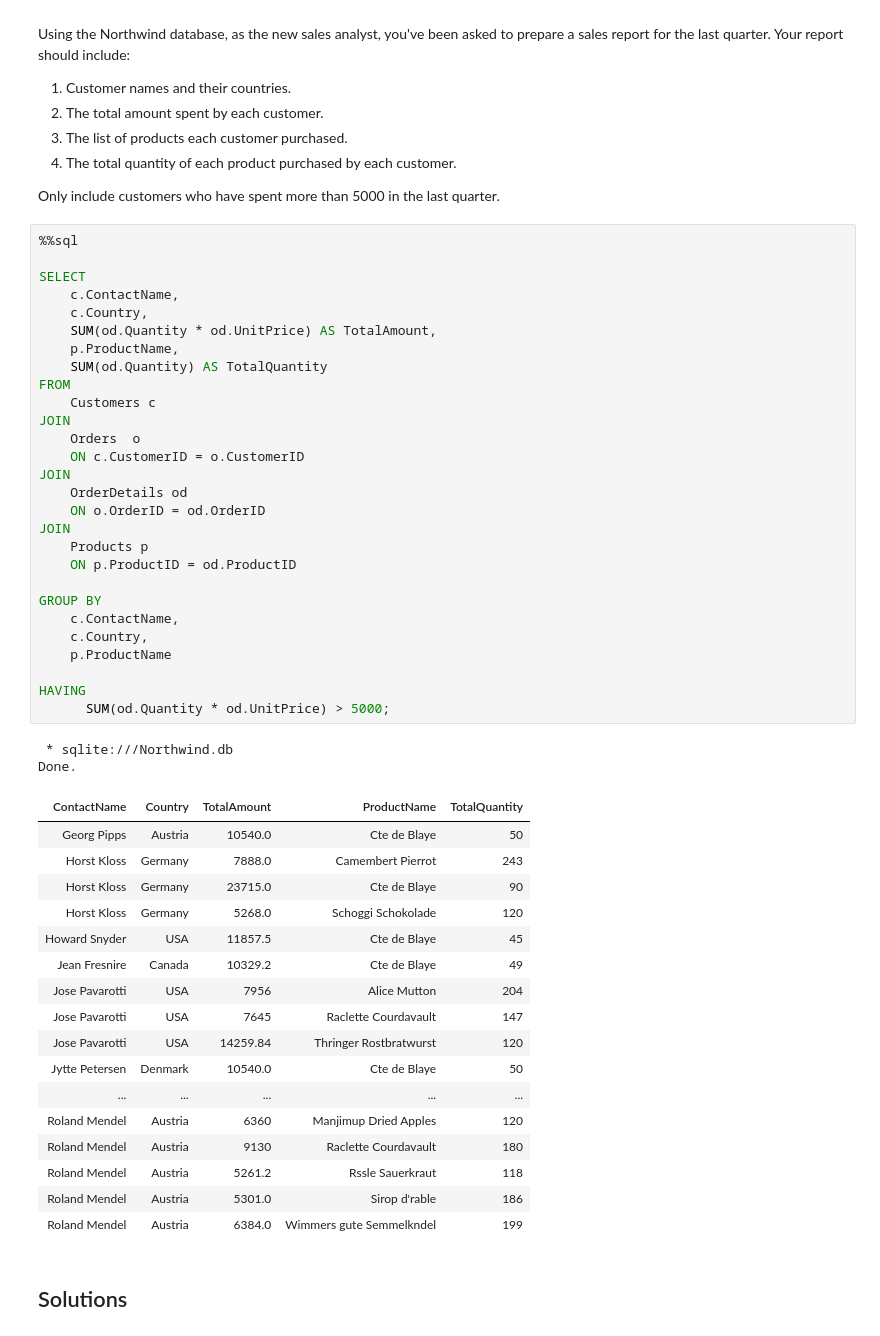
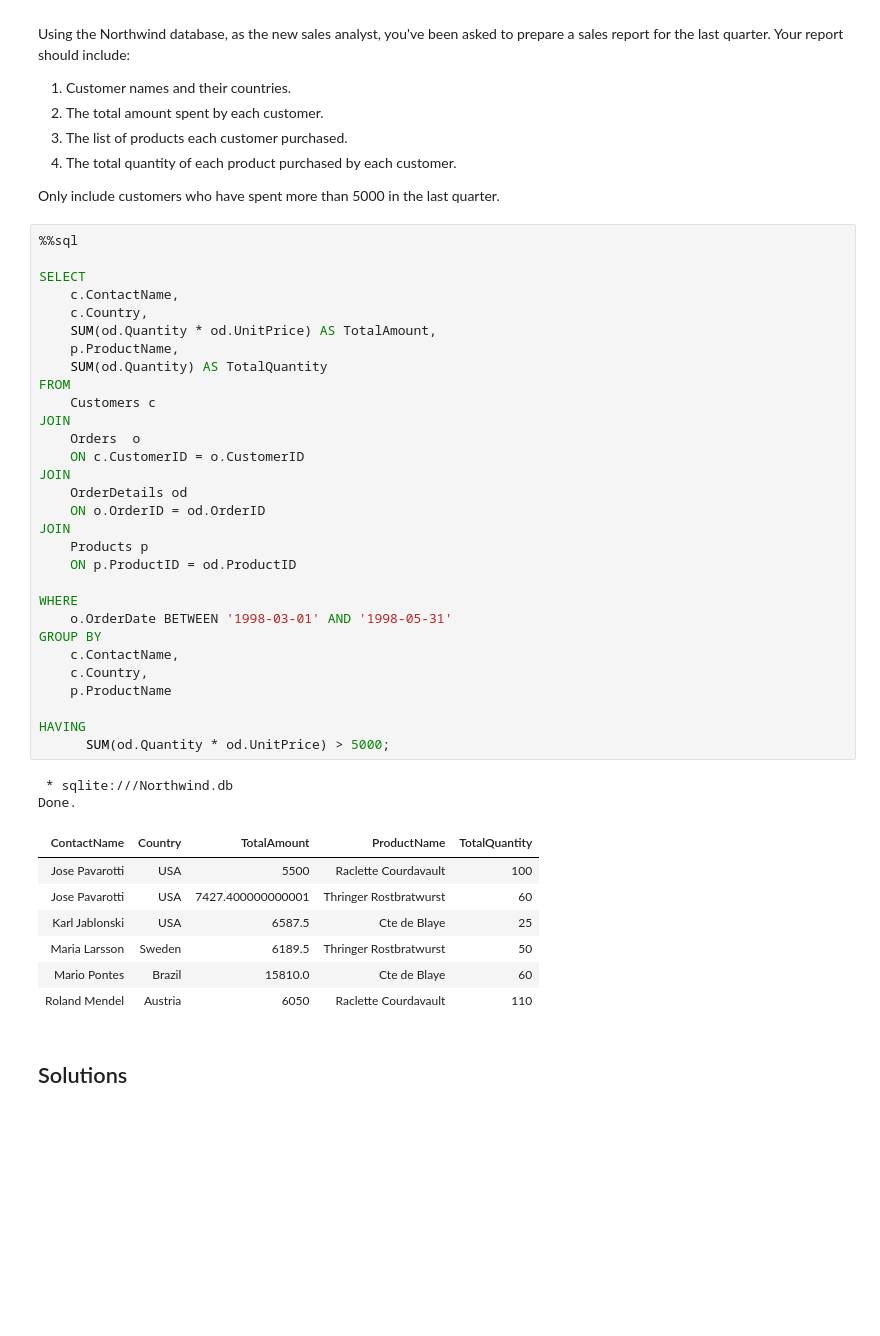
Before and after one commit to RealElvince/northwind-project-2, a Jupyter notebook: Joins and set operations [Exercise].ipynb, the cells around one changed output. Drawn from its saved outputs; the diff is of its cells as text; blank space fills up the shorter version.

```diff
--- a/Joins and set operations [Exercise].ipynb
+++ b/Joins and set operations [Exercise].ipynb
@@ -175,49 +175,41 @@ Only include customers who have spent more than 5000 in the last quarter.
 
 SELECT
     c.ContactName,
     c.Country,
     SUM(od.Quantity * od.UnitPrice) AS TotalAmount,
     p.ProductName,
     SUM(od.Quantity) AS TotalQuantity
 FROM
     Customers c
 JOIN
     Orders  o
     ON c.CustomerID = o.CustomerID
 JOIN
     OrderDetails od
     ON o.OrderID = od.OrderID
 JOIN
     Products p
     ON p.ProductID = od.ProductID
 
+WHERE
+    o.OrderDate BETWEEN '1998-03-01' AND '1998-05-31'
 GROUP BY
     c.ContactName,
     c.Country,
     p.ProductName
 
 HAVING
       SUM(od.Quantity * od.UnitPrice) > 5000;
 # %% [output]
  * sqlite:///Northwind.db
 Done.
 | ContactName | Country | TotalAmount | ProductName | TotalQuantity |
-| Georg Pipps | Austria | 10540.0 | Cte de Blaye | 50 |
-| Horst Kloss | Germany | 7888.0 | Camembert Pierrot | 243 |
-| Horst Kloss | Germany | 23715.0 | Cte de Blaye | 90 |
-| Horst Kloss | Germany | 5268.0 | Schoggi Schokolade | 120 |
-| Howard Snyder | USA | 11857.5 | Cte de Blaye | 45 |
-| Jean Fresnire | Canada | 10329.2 | Cte de Blaye | 49 |
-| Jose Pavarotti | USA | 7956 | Alice Mutton | 204 |
-| Jose Pavarotti | USA | 7645 | Raclette Courdavault | 147 |
-| Jose Pavarotti | USA | 14259.84 | Thringer Rostbratwurst | 120 |
-| Jytte Petersen | Denmark | 10540.0 | Cte de Blaye | 50 |
-| ... | ... | ... | ... | ... |
-| Roland Mendel | Austria | 6360 | Manjimup Dried Apples | 120 |
-| Roland Mendel | Austria | 9130 | Raclette Courdavault | 180 |
-| Roland Mendel | Austria | 5261.2 | Rssle Sauerkraut | 118 |
-| Roland Mendel | Austria | 5301.0 | Sirop d'rable | 186 |
-| Roland Mendel | Austria | 6384.0 | Wimmers gute Semmelkndel | 199 |
+| Jose Pavarotti | USA | 5500 | Raclette Courdavault | 100 |
+| Jose Pavarotti | USA | 7427.400000000001 | Thringer Rostbratwurst | 60 |
+| Karl Jablonski | USA | 6587.5 | Cte de Blaye | 25 |
+| Maria Larsson | Sweden | 6189.5 | Thringer Rostbratwurst | 50 |
+| Mario Pontes | Brazil | 15810.0 | Cte de Blaye | 60 |
+| Roland Mendel | Austria | 6050 | Raclette Courdavault | 110 |
 # %% [markdown]
 ## Solutions
 # %% [markdown]
```
Also changed, not shown: parts of 3 cells of this notebook.
